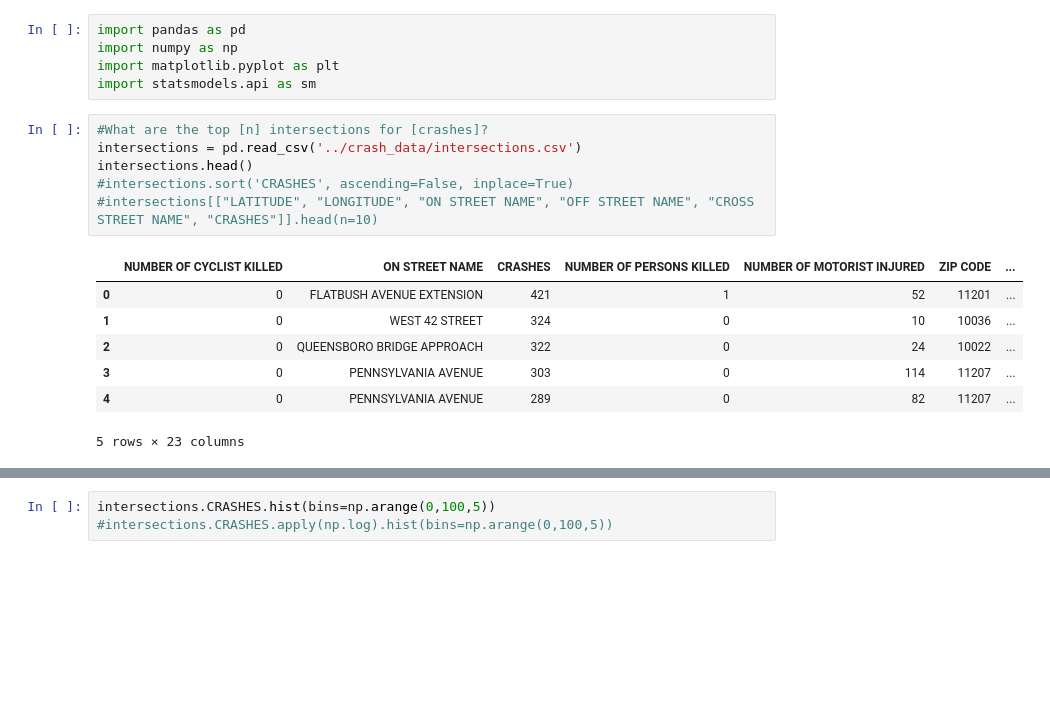
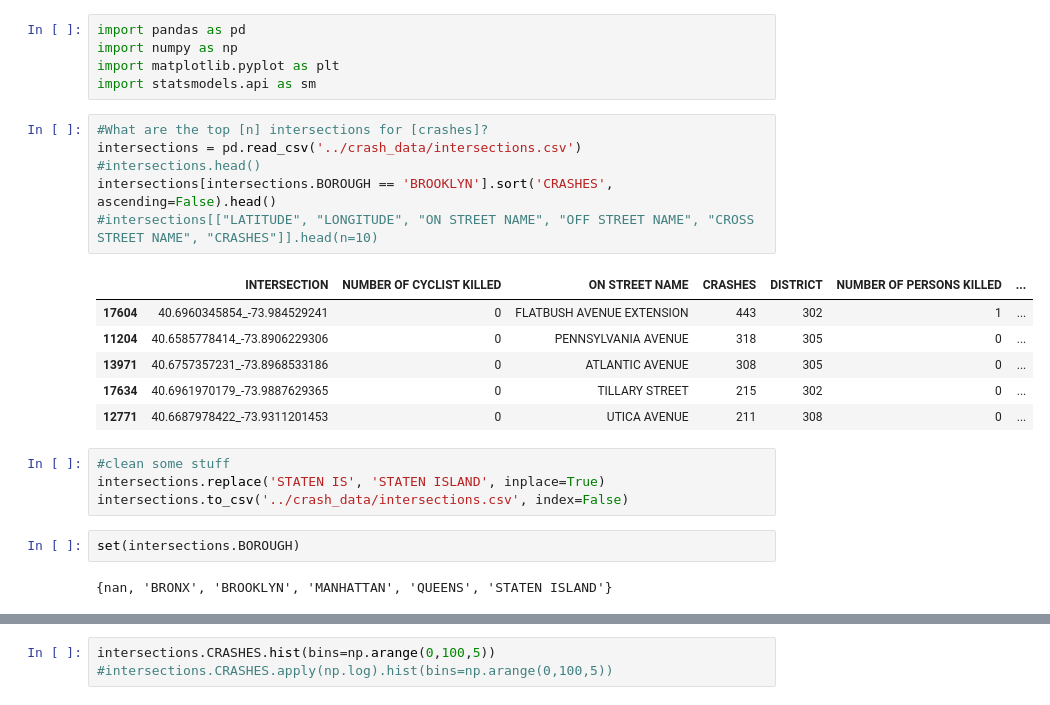
Before and after one commit to seanluciotolentino/dangerous-intersections, a Jupyter notebook: ipython_notebook/IntersectionExploration.ipynb, the cells around one changed output, grey strips where cells are left out. Saved outputs shown, nothing was run; the diff lists cells and outputs as text; blank space fills up the shorter version.

Commit message:
Added functionality for selecting districts and times

```diff
--- a/ipython_notebook/IntersectionExploration.ipynb
+++ b/ipython_notebook/IntersectionExploration.ipynb
@@ -9,14 +9,21 @@ import statsmodels.api as sm
 # %%
 #What are the top [n] intersections for [crashes]?
 intersections = pd.read_csv('../crash_data/intersections.csv')
-intersections.head()
-#intersections.sort('CRASHES', ascending=False, inplace=True)
+#intersections.head()
+intersections[intersections.BOROUGH == 'BROOKLYN'].sort('CRASHES', ascending=False).head()
 #intersections[["LATITUDE", "LONGITUDE", "ON STREET NAME", "OFF STREET NAME", "CROSS STREET NAME", "CRASHES"]].head(n=10)
 # %% [output]
-|  | NUMBER OF CYCLIST KILLED | ON STREET NAME | CRASHES | NUMBER OF PERSONS KILLED | NUMBER OF MOTORIST INJURED | ZIP CODE | ... |
-| 0 | 0 | FLATBUSH AVENUE EXTENSION | 421 | 1 | 52 | 11201 | ... |
-| 1 | 0 | WEST 42 STREET | 324 | 0 | 10 | 10036 | ... |
-| 2 | 0 | QUEENSBORO BRIDGE APPROACH | 322 | 0 | 24 | 10022 | ... |
-| 3 | 0 | PENNSYLVANIA AVENUE | 303 | 0 | 114 | 11207 | ... |
-| 4 | 0 | PENNSYLVANIA AVENUE | 289 | 0 | 82 | 11207 | ... |
+|  | INTERSECTION | NUMBER OF CYCLIST KILLED | ON STREET NAME | CRASHES | DISTRICT | NUMBER OF PERSONS KILLED | ... |
+| 17604 | 40.6960345854_-73.984529241 | 0 | FLATBUSH AVENUE EXTENSION | 443 | 302 | 1 | ... |
+| 11204 | 40.6585778414_-73.8906229306 | 0 | PENNSYLVANIA AVENUE | 318 | 305 | 0 | ... |
+| 13971 | 40.6757357231_-73.8968533186 | 0 | ATLANTIC AVENUE | 308 | 305 | 0 | ... |
+| 17634 | 40.6961970179_-73.9887629365 | 0 | TILLARY STREET | 215 | 302 | 0 | ... |
+| 12771 | 40.6687978422_-73.9311201453 | 0 | UTICA AVENUE | 211 | 308 | 0 | ... |
-5 rows × 23 columns
+# %%
+#clean some stuff
+intersections.replace('STATEN IS', 'STATEN ISLAND', inplace=True)
+intersections.to_csv('../crash_data/intersections.csv', index=False)
+# %%
+set(intersections.BOROUGH)
+# %% [output]
+{nan, 'BRONX', 'BROOKLYN', 'MANHATTAN', 'QUEENS', 'STATEN ISLAND'}
```
Also changed, not shown: parts of 2 cells of this notebook, 3 other files.
